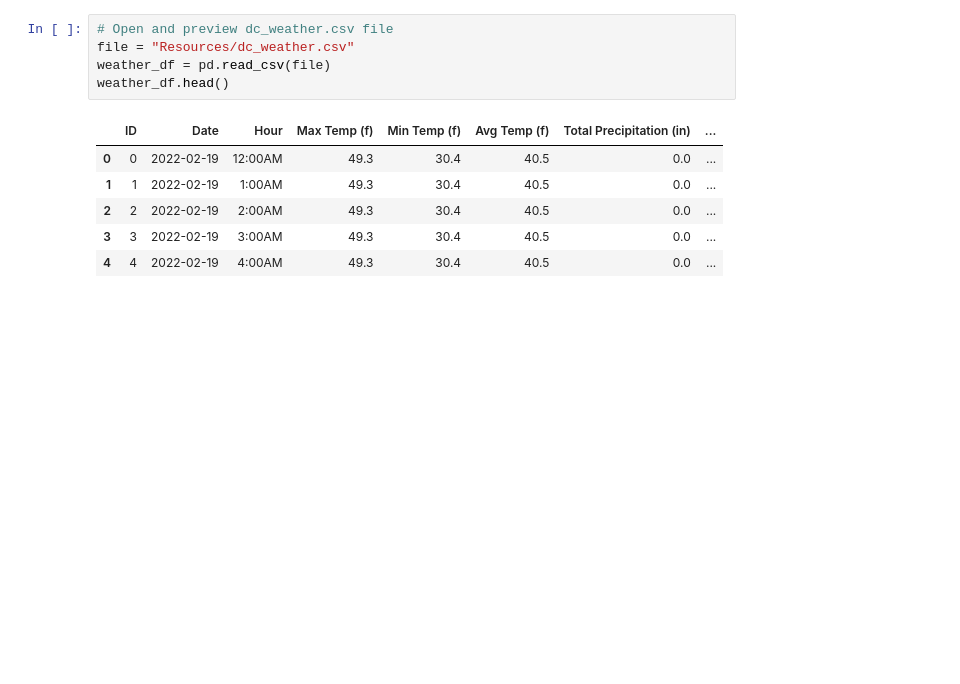
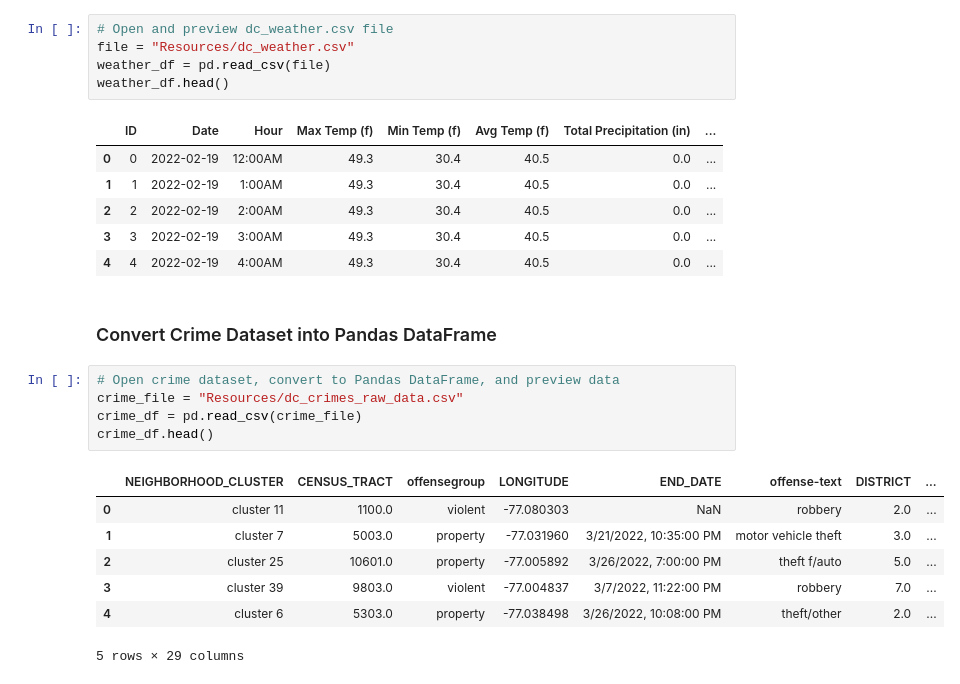
Before and after one commit to ysgorin/weather_crime, a Jupyter notebook: data_wrangling.ipynb, the cells around one changed output. Drawn from its saved outputs; the diff is of its cells as text; blank space fills up the shorter version.

Commit message:
added section 'Crime Data Cleaning

```diff
--- a/data_wrangling.ipynb
+++ b/data_wrangling.ipynb
@@ -307,3 +307,18 @@ weather_df.head()
 | 2 | 2 | 2022-02-19 | 2:00AM | 49.3 | 30.4 | 40.5 | 0.0 | ... |
 | 3 | 3 | 2022-02-19 | 3:00AM | 49.3 | 30.4 | 40.5 | 0.0 | ... |
 | 4 | 4 | 2022-02-19 | 4:00AM | 49.3 | 30.4 | 40.5 | 0.0 | ... |
+# %% [markdown]
+### Convert Crime Dataset into Pandas DataFrame
+# %%
+# Open crime dataset, convert to Pandas DataFrame, and preview data
+crime_file = "Resources/dc_crimes_raw_data.csv"
+crime_df = pd.read_csv(crime_file)
+crime_df.head()
+# %% [output]
+|  | NEIGHBORHOOD_CLUSTER | CENSUS_TRACT | offensegroup | LONGITUDE | END_DATE | offense-text | DISTRICT | ... |
+| 0 | cluster 11 | 1100.0 | violent | -77.080303 | NaN | robbery | 2.0 | ... |
+| 1 | cluster 7 | 5003.0 | property | -77.031960 | 3/21/2022, 10:35:00 PM | motor vehicle theft | 3.0 | ... |
+| 2 | cluster 25 | 10601.0 | property | -77.005892 | 3/26/2022, 7:00:00 PM | theft f/auto | 5.0 | ... |
+| 3 | cluster 39 | 9803.0 | violent | -77.004837 | 3/7/2022, 11:22:00 PM | robbery | 7.0 | ... |
+| 4 | cluster 6 | 5303.0 | property | -77.038498 | 3/26/2022, 10:08:00 PM | theft/other | 2.0 | ... |
+5 rows × 29 columns
```
Also changed, not shown: parts of 3 cells of this notebook, 1 other file.
